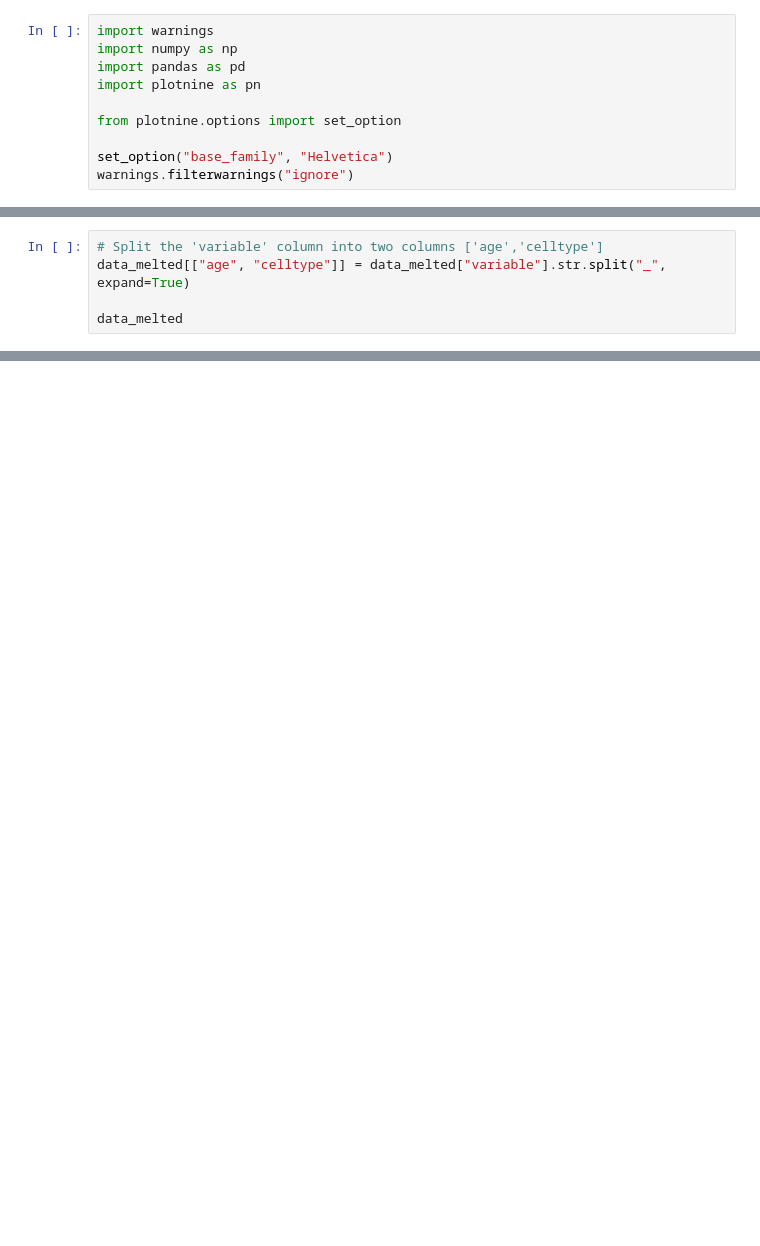
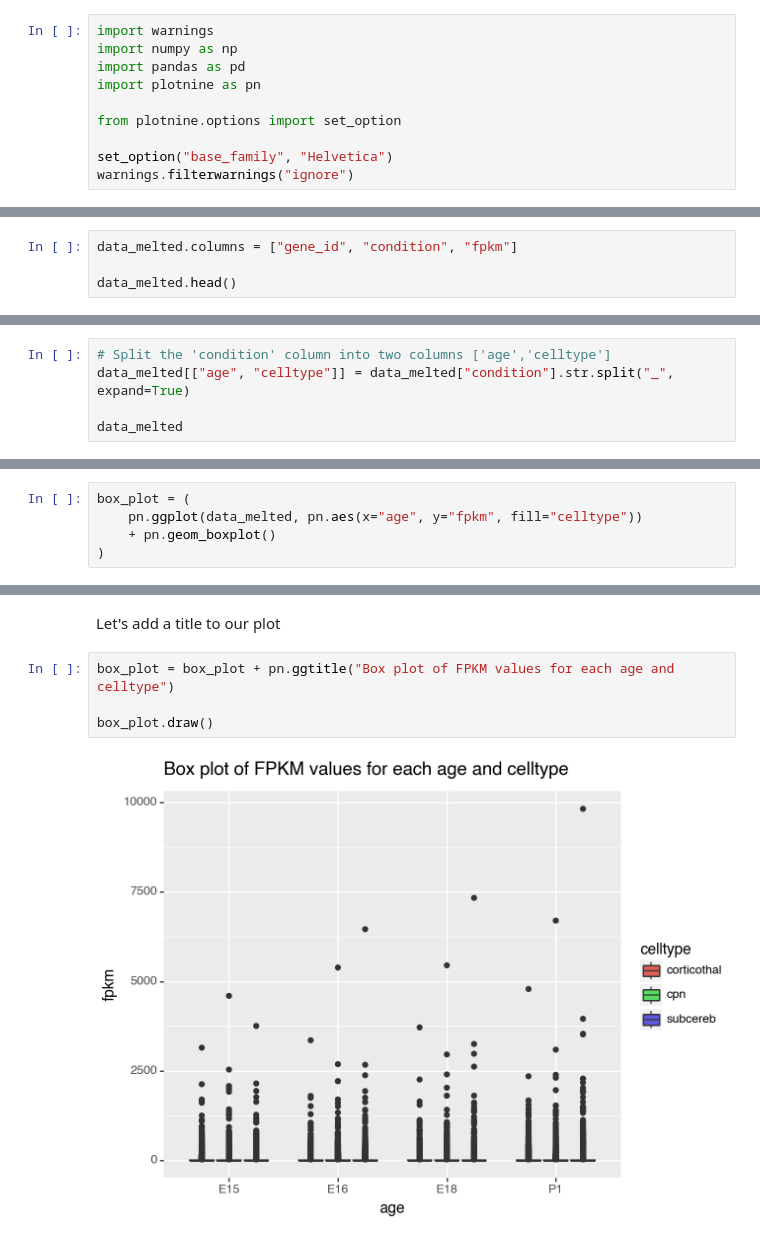
Before and after one commit to gofflab/quant_mol_neuro_2023, a Jupyter notebook: modules/module2/notebooks/Module_2.3_Basic_Visualization_with_plotnine.ipynb, the cells around one changed output, grey strips where cells are left out. Drawn from its saved outputs; the diff is of its cells as text; blank space fills up the shorter version.

```diff
--- a/modules/module2/notebooks/Module_2.3_Basic_Visualization_with_plotnine.ipynb
+++ b/modules/module2/notebooks/Module_2.3_Basic_Visualization_with_plotnine.ipynb
@@ -50,0 +162,4 @@ data_melted
+# %%
+data_melted.columns = ["gene_id", "condition", "fpkm"]
+
+data_melted.head()
@@ -51,5 +181,5 @@ data_melted
 # %%
-# Split the 'variable' column into two columns ['age','celltype']
-data_melted[["age", "celltype"]] = data_melted["variable"].str.split("_", expand=True)
+# Split the 'condition' column into two columns ['age','celltype']
+data_melted[["age", "celltype"]] = data_melted["condition"].str.split("_", expand=True)
 
 data_melted
@@ -55,0 +206,5 @@ data_melted
+# %%
+box_plot = (
+    pn.ggplot(data_melted, pn.aes(x="age", y="fpkm", fill="celltype"))
+    + pn.geom_boxplot()
+)
@@ -55,0 +229,8 @@ data_melted
+# %% [markdown]
+ Let's add a title to our plot
+# %%
+box_plot = box_plot + pn.ggtitle("Box plot of FPKM values for each age and celltype")
+
+box_plot.draw()
+# %% [output]
+[figure, added]
```
Also changed, not shown: parts of 96 cells of this notebook.
